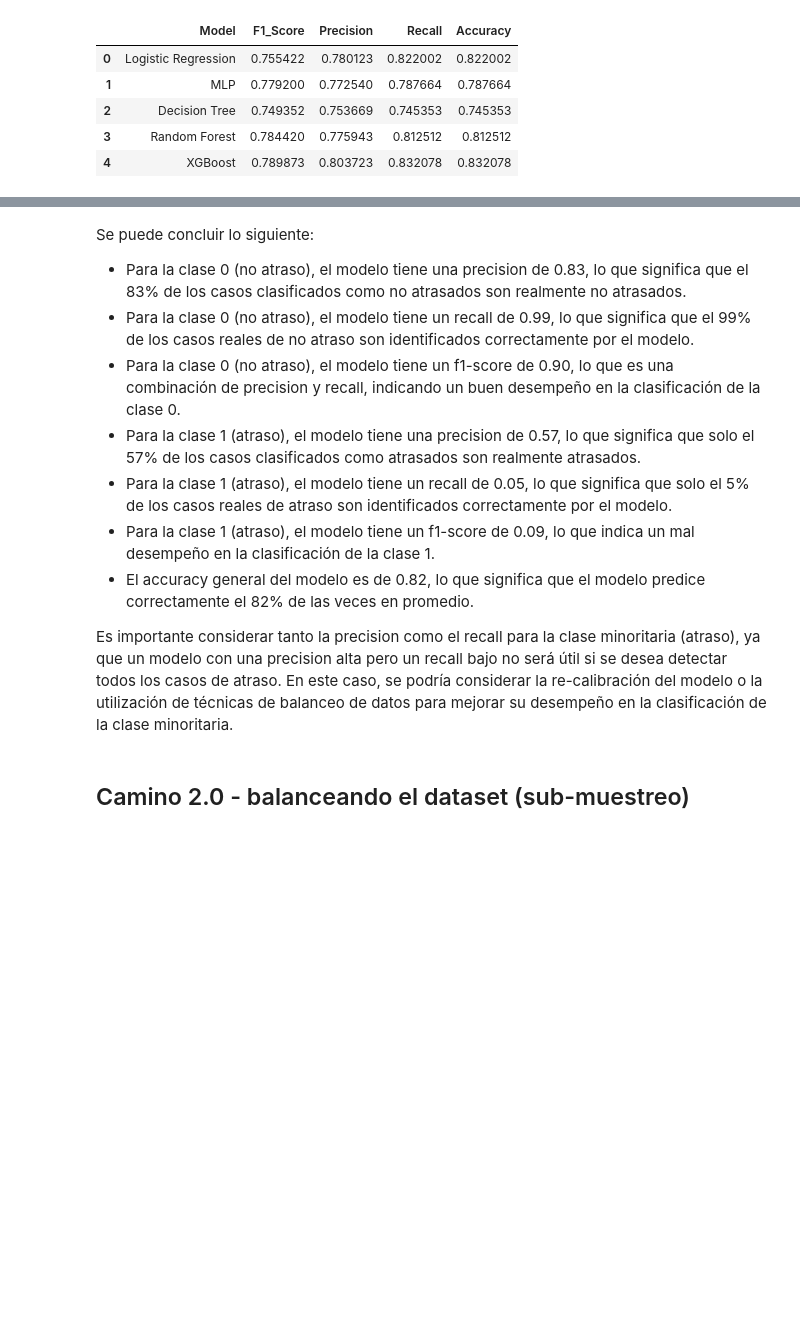
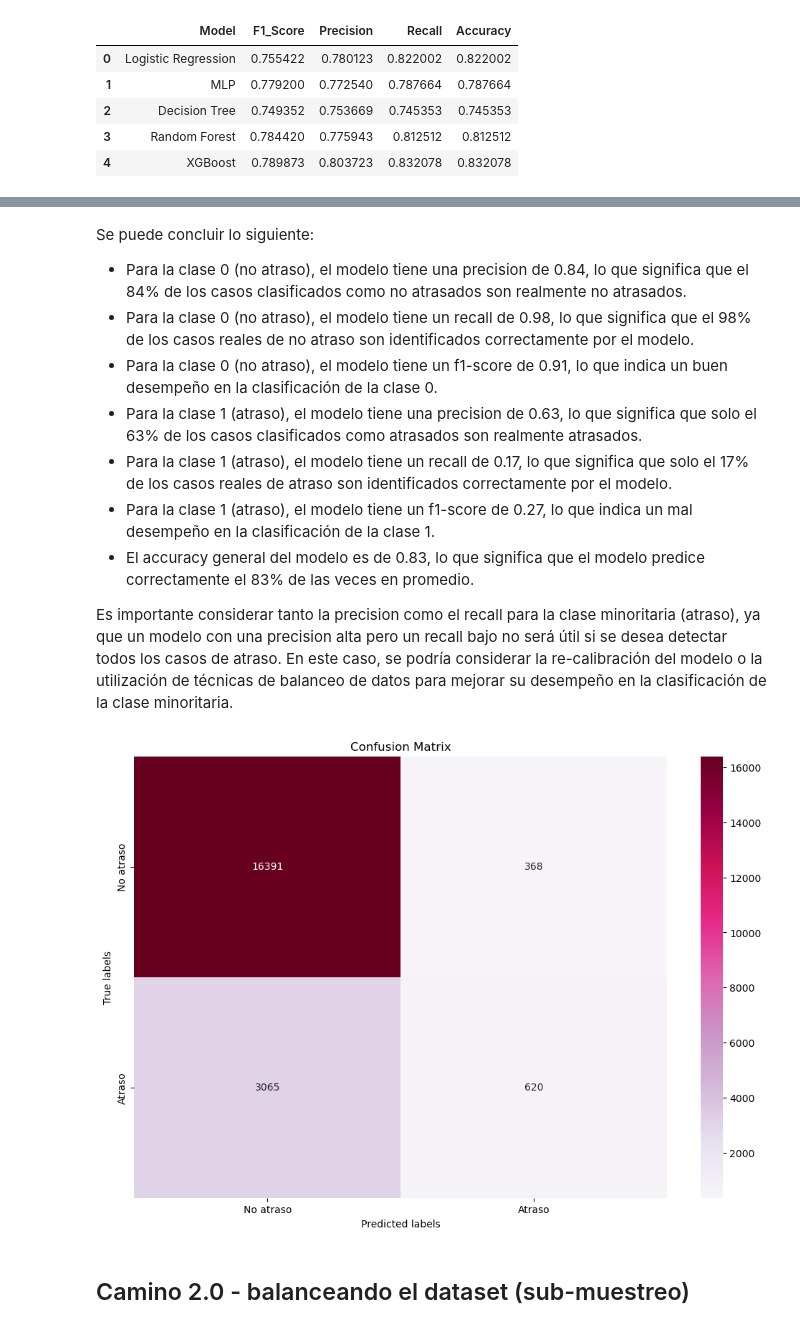
Before and after one commit to frandak2/latam_airlines, a Jupyter notebook: notebooks/1.0-fmh-initial-data-exploration.ipynb, the cells around one changed output, grey strips where cells are left out. Cells and saved outputs as stored; diff of their text form; code cells hidden in the pictures; blank space fills up the shorter version.

Commit message:
Model and report DONE

```diff
--- a/notebooks/1.0-fmh-initial-data-exploration.ipynb
+++ b/notebooks/1.0-fmh-initial-data-exploration.ipynb
@@ -711,7 +718,7 @@ preprocessor = ColumnTransformer(
     )
 pipe = Pipeline(steps=[
     ('preprocessor', preprocessor),
-    ('model',LogisticRegression(**rs,solver='saga', max_iter=150))
+    ('model',XGBClassifier(**rs))
     ]
 )
 # %%
@@ -767,12 +767,16 @@ weighted avg       0.78      0.82      0.76     20444
 # %% [markdown]
 Se puede concluir lo siguiente:
 
-- Para la clase 0 (no atraso), el modelo tiene una precision de 0.83, lo que significa que el 83% de los casos clasificados como no atrasados son realmente no atrasados.
-- Para la clase 0 (no atraso), el modelo tiene un recall de 0.99, lo que significa que el 99% de los casos reales de no atraso son identificados correctamente por el modelo.
-- Para la clase 0 (no atraso), el modelo tiene un f1-score de 0.90, lo que es una combinación de precision y recall, indicando un buen desempeño en la clasificación de la clase 0.
-- Para la clase 1 (atraso), el modelo tiene una precision de 0.57, lo que significa que solo el 57% de los casos clasificados como atrasados son realmente atrasados.
-- Para la clase 1 (atraso), el modelo tiene un recall de 0.05, lo que significa que solo el 5% de los casos reales de atraso son identificados correctamente por el modelo.
-- Para la clase 1 (atraso), el modelo tiene un f1-score de 0.09, lo que indica un mal desempeño en la clasificación de la clase 1.
-- El accuracy general del modelo es de 0.82, lo que significa que el modelo predice correctamente el 82% de las veces en promedio.
+- Para la clase 0 (no atraso), el modelo tiene una precision de 0.84, lo que significa que el 84% de los casos clasificados como no atrasados son realmente no atrasados.
+- Para la clase 0 (no atraso), el modelo tiene un recall de 0.98, lo que significa que el 98% de los casos reales de no atraso son identificados correctamente por el modelo.
+- Para la clase 0 (no atraso), el modelo tiene un f1-score de 0.91, lo que indica un buen desempeño en la clasificación de la clase 0.
+- Para la clase 1 (atraso), el modelo tiene una precision de 0.63, lo que significa que solo el 63% de los casos clasificados como atrasados son realmente atrasados.
+- Para la clase 1 (atraso), el modelo tiene un recall de 0.17, lo que significa que solo el 17% de los casos reales de atraso son identificados correctamente por el modelo.
+- Para la clase 1 (atraso), el modelo tiene un f1-score de 0.27, lo que indica un mal desempeño en la clasificación de la clase 1.
+- El accuracy general del modelo es de 0.83, lo que significa que el modelo predice correctamente el 83% de las veces en promedio.
 
 Es importante considerar tanto la precision como el recall para la clase minoritaria (atraso), ya que un modelo con una precision alta pero un recall bajo no será útil si se desea detectar todos los casos de atraso. En este caso, se podría considerar la re-calibración del modelo o la utilización de técnicas de balanceo de datos para mejorar su desempeño en la clasificación de la clase minoritaria.
+# %%
+get_model_performance_test_set('cm_unbalanced', y_test, y_pred)
+# %% [output]
+[figure, added]
```
Also changed, not shown: parts of 33 cells of this notebook, 10 other files.
